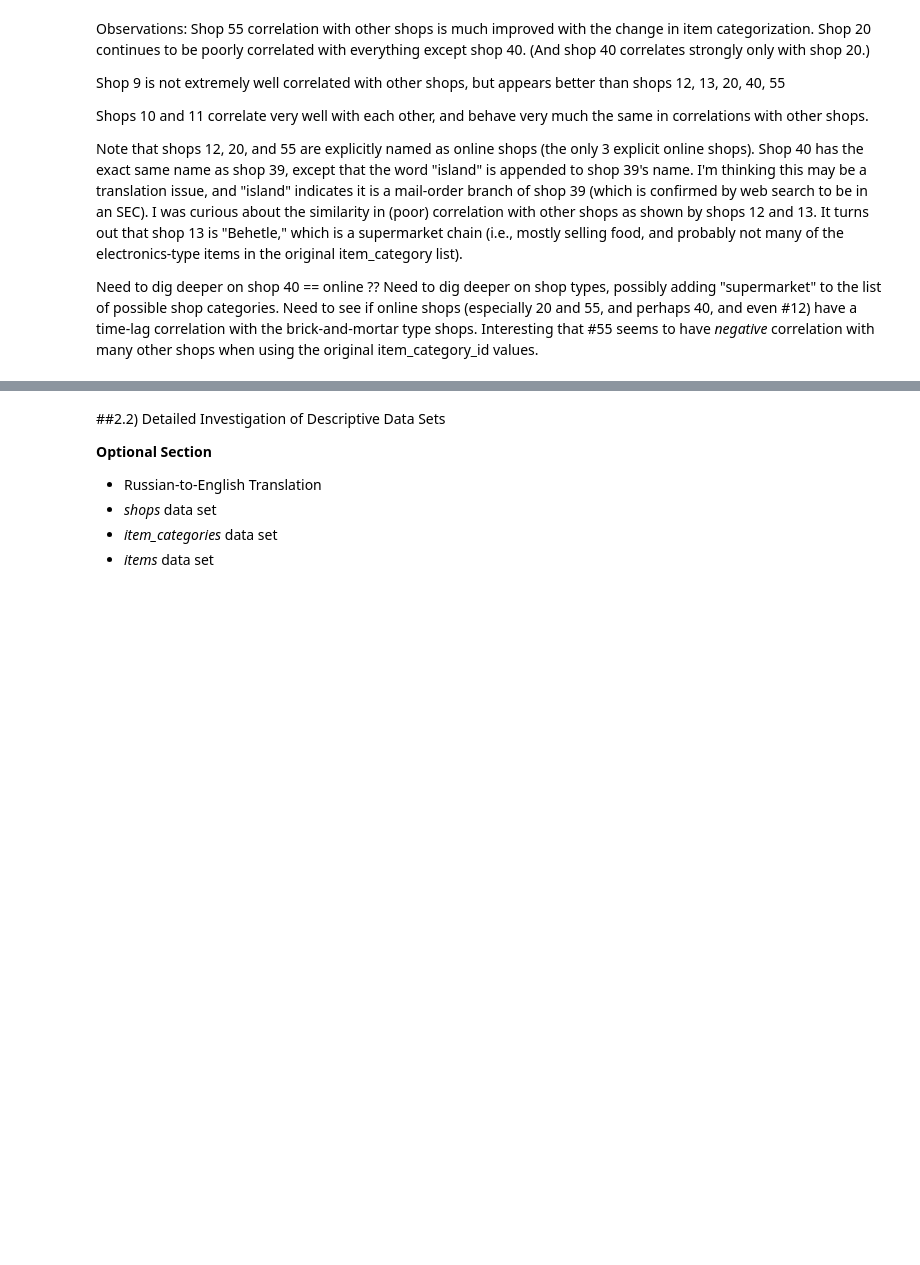
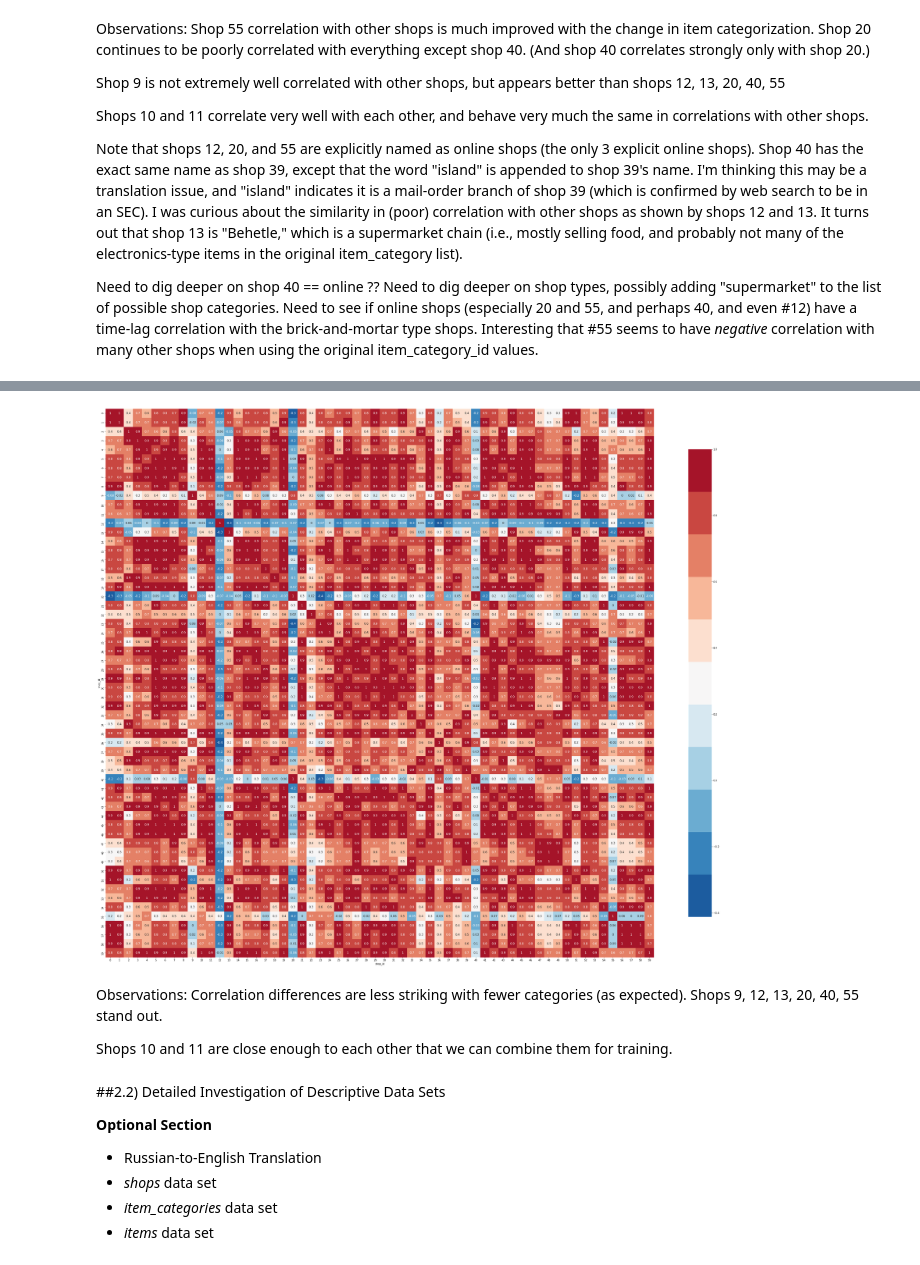
Before and after one commit to migai/Kag, a Jupyter notebook: ipynb_versions/MG_EDA_v2.7 correlation heatmaps.ipynb, the cells around one changed output, grey strips where cells are left out. Cells and saved outputs as stored; diff of their text form; code cells hidden in the pictures; blank space fills up the shorter version.

```diff
--- a/ipynb_versions/MG_EDA_v2.7 correlation heatmaps.ipynb
+++ b/ipynb_versions/MG_EDA_v2.7 correlation heatmaps.ipynb
@@ -1452,0 +1486,4 @@ Need to see if online shops (especially 20 and 55, and perhaps 40, and even #12)
+# %%
+corrMatrix4 = shop_shop_units4.corr()
+corrMatrix4 = corrMatrix4.applymap(lambda x: 0 if abs(x) < 0.01 else x)  # stop the heatmap from printing -0.0 in some places instead of always 0.0, and no funky formatting from ":.1g"
+print(corrMatrix4.head())
@@ -1452,0 +1500,16 @@ Need to see if online shops (especially 20 and 55, and perhaps 40, and even #12)
+# %%
+plt.rcParams["figure.figsize"] = [50,50]
+from IPython.display import Javascript
+display(Javascript('''google.colab.output.setIframeHeight(0, true, {maxHeight: 5000})'''))
+
+#sn.heatmap(corrMatrix, annot=True)
+p = sns.heatmap(corrMatrix4,
+                cmap= sns.color_palette("RdBu_r", 11), #sns.diverging_palette( 30, 50, s=90, l=60, n=11, center="dark"), #'coolwarm',
+                annot=True,
+                fmt= '.0g', #".1g", #".1f",
+                annot_kws={'size':12},
+                cbar=True,
+                cbar_kws={"shrink": 0.7},
+                square=True)
+plt.show()
+# %% [output]
@@ -1453,3 +1517,8 @@ Need to see if online shops (especially 20 and 55, and perhaps 40, and even #12)
+[figure, added]
+# %% [markdown]
+Observations:  Correlation differences are less striking with fewer categories (as expected).  Shops 9, 12, 13, 20, 40, 55 stand out.
+
+Shops 10 and 11 are close enough to each other that we can combine them for training.
 # %% [markdown]
 ##2.2) Detailed Investigation of Descriptive Data Sets
 
```
Also changed, not shown: parts of 7 cells of this notebook, 2 other files.
